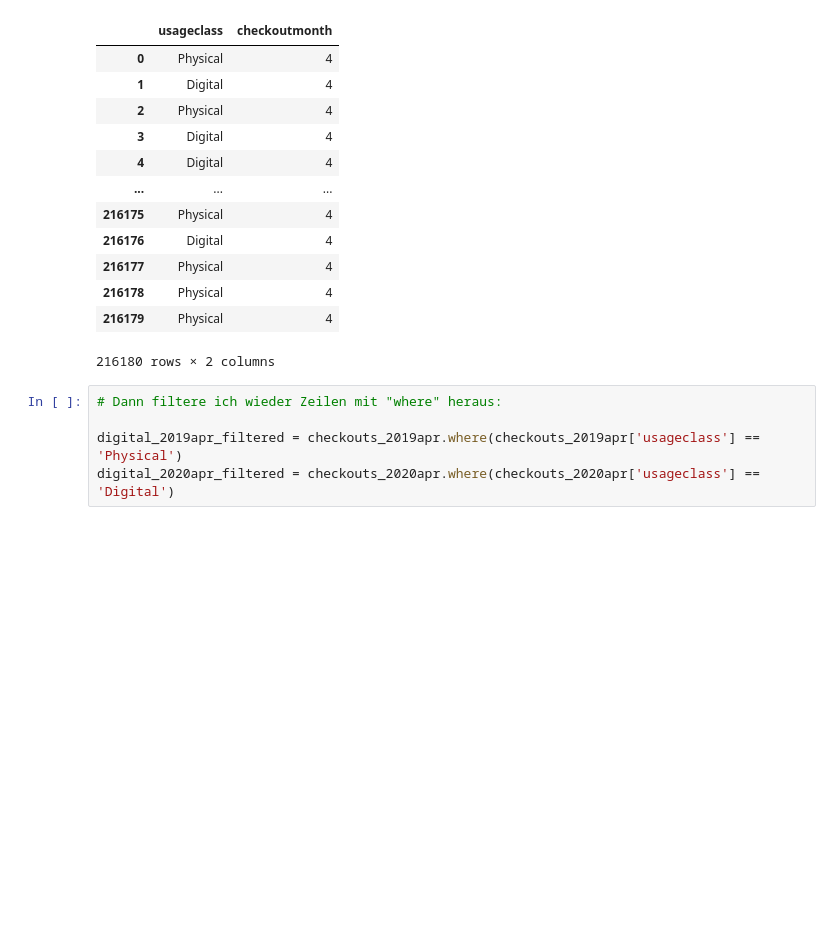
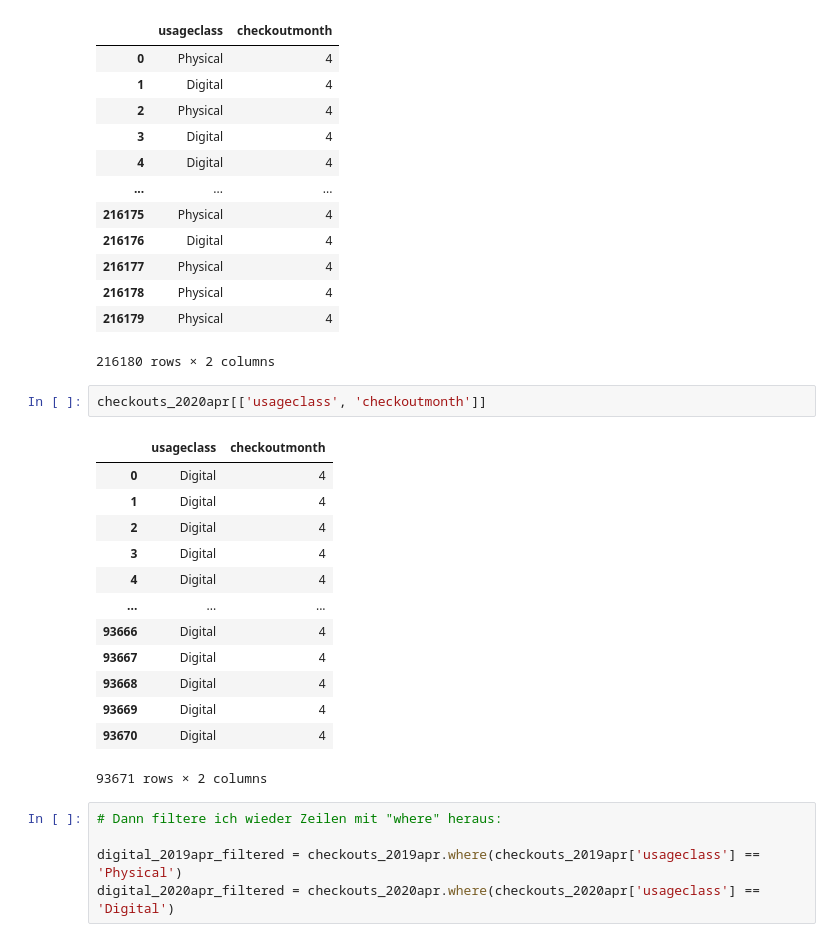
Before and after one commit to BLelgemann/WPM_T9-2, a Jupyter notebook: a2_python.ipynb, the cells around one changed output. Cells and saved outputs as stored; diff of their text form; blank space fills up the shorter version.

```diff
--- a/a2_python.ipynb
+++ b/a2_python.ipynb
@@ -236,6 +236,22 @@ checkouts_2019apr[['usageclass', 'checkoutmonth']]
 | 216178 | Physical | 4 |
 | 216179 | Physical | 4 |
 216180 rows × 2 columns
+# %%
+checkouts_2020apr[['usageclass', 'checkoutmonth']]
+# %% [output]
+|  | usageclass | checkoutmonth |
+| 0 | Digital | 4 |
+| 1 | Digital | 4 |
+| 2 | Digital | 4 |
+| 3 | Digital | 4 |
+| 4 | Digital | 4 |
+| ... | ... | ... |
+| 93666 | Digital | 4 |
+| 93667 | Digital | 4 |
+| 93668 | Digital | 4 |
+| 93669 | Digital | 4 |
+| 93670 | Digital | 4 |
+93671 rows × 2 columns
 # %%
 # Dann filtere ich wieder Zeilen mit "where" heraus:
 
```
Also changed, not shown: parts of 16 cells of this notebook.
